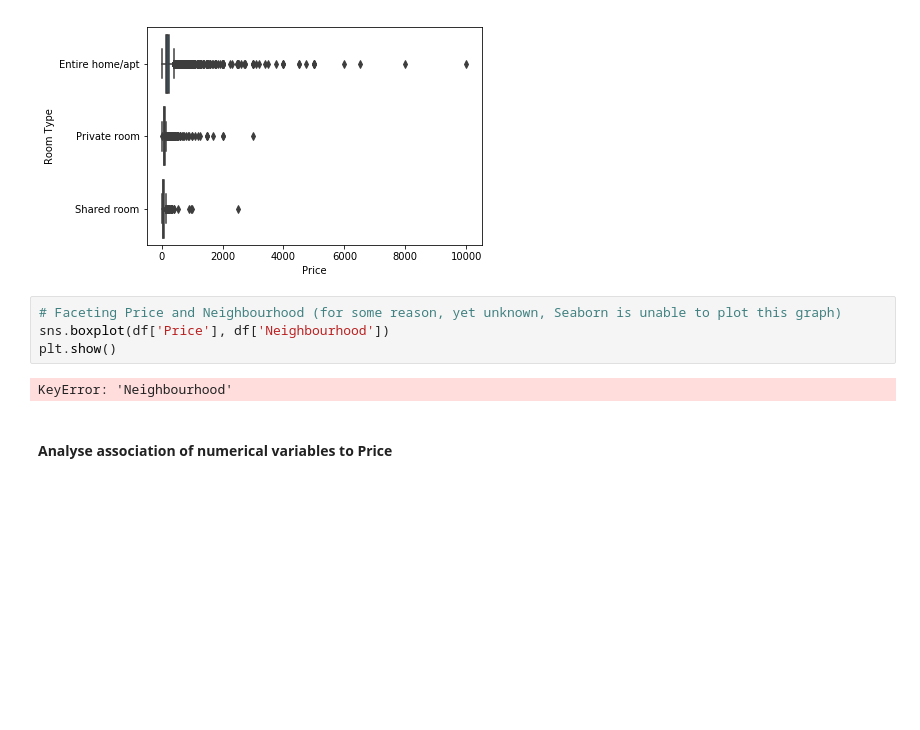
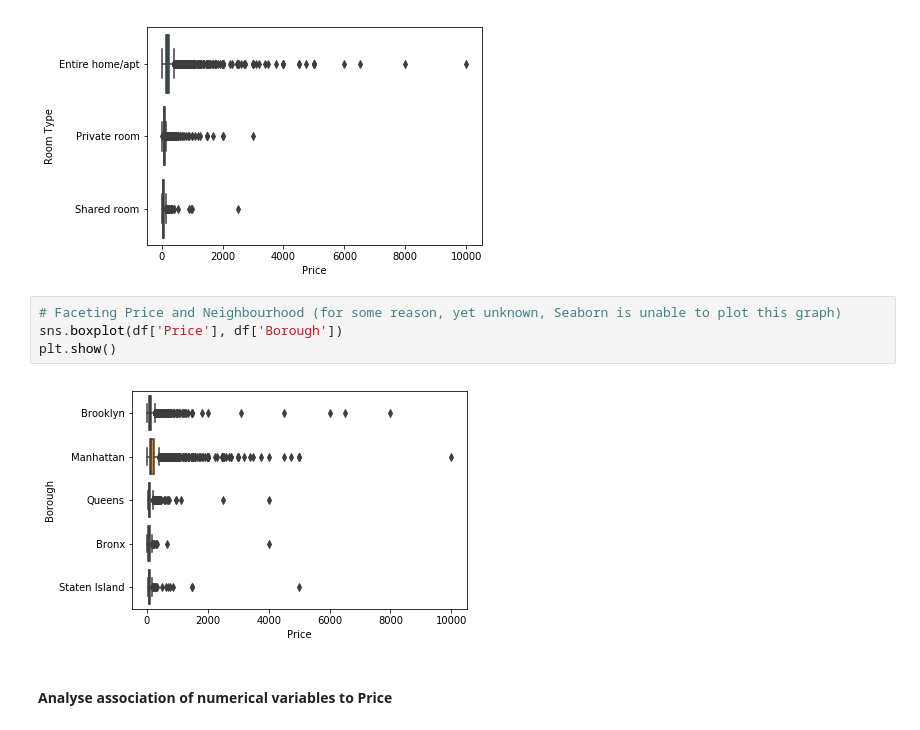
Before and after one commit to fhuadeen/TOW-Airbnb-DM, a Jupyter notebook: TOW Airbnb Data.ipynb, the cells around one changed output. Cells and saved outputs as stored; diff of their text form; blank space fills up the shorter version.

```diff
--- a/TOW Airbnb Data.ipynb
+++ b/TOW Airbnb Data.ipynb
@@ -148,10 +155,10 @@ plt.show()
 [figure]
 # %%
 # Faceting Price and Neighbourhood (for some reason, yet unknown, Seaborn is unable to plot this graph)
-sns.boxplot(df['Price'], df['Neighbourhood'])
+sns.boxplot(df['Price'], df['Borough'])
 plt.show()
 # %% [output]
-KeyError: 'Neighbourhood'
+[figure, added]
 # %% [markdown]
 #### Analyse association of numerical variables to Price
 # %%
```
Also changed, not shown: parts of 29 cells of this notebook, 3 other files.
